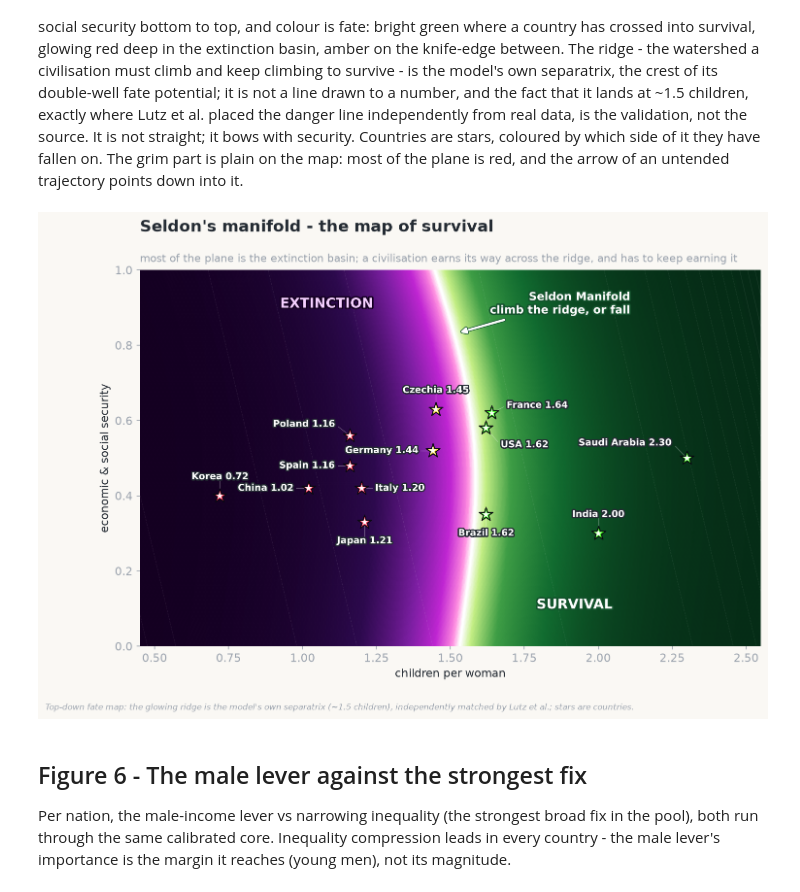
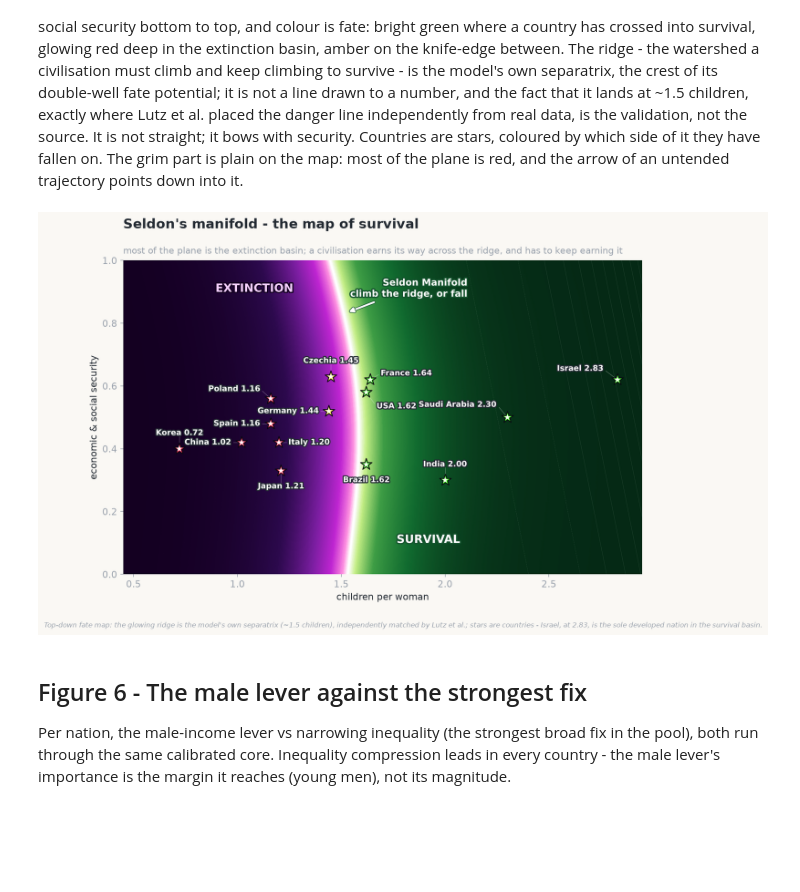
Before and after one commit to stellarshenson/sci-demographic-collapse, a Jupyter notebook: notebooks/17-kj-story-visuals.ipynb, the cells around one changed output. Cells and saved outputs as stored; diff of their text form; code cells hidden in the pictures; blank space fills up the shorter version.

```diff
--- a/notebooks/17-kj-story-visuals.ipynb
+++ b/notebooks/17-kj-story-visuals.ipynb
@@ -174,9 +174,9 @@ problem - it turns a collapse into something survivable in the East, and lifts t
 # ---- The one lever that bends, recomputed on the calibrated core (run_cal) ----
 # The old panel used an illustrative coremodel core + a fixed unsaturated dose - it showed Korea reaching
 # 1.10 and the West crossing 1.5 deep into recovery, both of which E36's saturating re-simulation refutes.
-# This rebuilds the three panels on EmergentModel.run_cal with the E36 broad male-income drive (fq at I=30,
-# the same dose as the cheapest-fixes chart): the lever BENDS every path and lifts the near-ridge West back
-# toward the ridge, but leaves deep-basin Korea far below it - it does not reverse a collapse on its own.
+# This rebuilds four panels on EmergentModel.run_cal with the E36 broad male-income drive (fq at I=30, the
+# same dose as the cheapest-fixes chart): the lever BENDS every path and lifts the near-ridge West back
+# toward the ridge, but leaves the deep basins (Korea, Poland) far below it - it does not reverse a collapse alone.
 from sci_demographic_collapse.emergent import EmergentModel, ramp as _ramp
 _m1=EmergentModel(data_dir=str(PROJ/'data'/'raw'/'unwpp'))
 def _f9q(fq,d=10):
@@ -187,7 +187,7 @@ def _f9c(fS=0,fC=0,fPb=0,d=10):
     def fy(yr):
         s=_ramp(yr,d=d); return [fS*s,fC*s,fPb*s,0,0,0,0,0,0]
     return fy
-_pnl=[("Korea","the deepest basin"),("Germany","mid-decline"),("USA","near the ridge")]
+_pnl=[("Korea","the deepest basin"),("Poland","Europe's lowest-low"),("Germany","mid-decline"),("USA","near the ridge")]
 _b1={nm:_m1.run_cal(nm) for nm,_ in _pnl}
 _k0=_b1["Korea"]["tfr"]
 # E36 saturating-Hill calibration on Korea (reproduces notebooks/32: QMAX~0.39, I50~13.6 booms)
@@ -197,7 +197,8 @@ _grid=np.linspace(0.02,0.6,60); _dg=np.array([_m1.run_cal("Korea",_f9q(x))["tfr"
 _QMAX=float(np.interp(_CEIL,_dg,_grid)); _I50=float(_gfq*_QMAX/0.03)
 _drive=_QMAX*30.0/(_I50+30.0)                      # broad male-income drive at I=30 booms
 _yrs=2023+np.arange(len(_b1["Korea"]["TFR"]))
-fig,axes=plt.subplots(1,3,figsize=(13.6,5.2),sharex=True)
+fig,axes=plt.subplots(1,4,figsize=(18.5,5.0),sharex=True)
+fig.subplots_adjust(left=0.048,right=0.996,top=0.80,bottom=0.13,wspace=0.13)   # panels span the full width
 for ax,(nm,sub) in zip(axes,_pnl):
     b=_b1[nm]["TFR"]; lev=_m1.run_cal(nm,_f9q(_drive))["TFR"]
     ax.fill_between(_yrs,b,lev,color=HOPE,alpha=0.08)
@@ -212,8 +213,8 @@ for ax,(nm,sub) in zip(axes,_pnl):
 axes[0].set_ylabel("children per woman")
 fig.suptitle("The one lever that bends - restoring men's economic prospects, East and West",
              color=INK,fontsize=16,fontweight="bold",x=0.007,ha="left",y=1.05)
-fig.text(0.007,0.99,"the same broad-based lever pulled in three countries at three depths of decline; the dashed line is the 1.5 ridge - it lifts the near-ridge West back to it while Korea, far deeper, only bends",
+fig.text(0.007,0.99,"the same broad-based lever pulled in four countries at four depths of decline; the dashed line is the 1.5 ridge - it lifts the near-ridge West back to it while Korea and Poland, far deeper, only bend",
          fontsize=10.5,color=MUTED,ha="left",va="top")
-caption(fig,"Calibrated core (run_cal), broad male-income drive at I=30 to 2125. The lever raises births partly outside marriage - a distributional footnote, not a free lunch. It lifts the near-ridge West back to the ridge but leaves Korea deep in the basin, and a men-only lift would be roughly half as strong.")
+caption(fig,"Calibrated core (run_cal), broad male-income drive at I=30 to 2125. The lever raises births partly outside marriage - a distributional footnote, not a free lunch. It lifts the near-ridge West back to the ridge but leaves the deep basins (Korea, Poland) well below it, and a men-only lift would be roughly half as strong.")
 plt.savefig(FIGS/"story_one_lever.png"); plt.show()
 # %% [output]
@@ -311,7 +312,7 @@ b = 1.50   # the separatrix = the middle unstable root of the model's own double
 def ridge_x(y):                                  # the watershed - curved, bows with security, stays near the separatrix
     return b - 0.12*(y-0.5) + 0.085*np.sin(3.4*(y-0.10))
 def _V(x): return x**4/4 - (0.60+b+2.0)*x**3/3 + (0.60*b+0.60*2.0+b*2.0)*x**2/2 - 0.60*b*2.0*x
-gx = np.linspace(0.45, 2.55, 480); gy = np.linspace(0.0, 1.0, 340)
+gx = np.linspace(0.45, 2.95, 520); gy = np.linspace(0.0, 1.0, 340)
 XX, YY = np.meshgrid(gx, gy)
 F = np.tanh(2.4*(XX - ridge_x(YY)))              # fate field in [-1,1]: <0 extinction, >0 survival, 0 at the glowing ridge
 # hot-white ridge, descending into a dark-purple extinction basin on one side and a green survival basin on the other
@@ -337,39 +338,39 @@ ax.text(1.08, 0.90, "EXTINCTION", color="#f5d0ff", fontsize=13.5, fontweight="bo
         path_effects=[pe.withStroke(linewidth=3, foreground="#140021")])   # mirror of SURVIVAL (1.92,0.10) about the plot centre
 ax.text(1.92, 0.10, "SURVIVAL", color="white", fontsize=13.5, fontweight="bold", ha="center", zorder=5,
         path_effects=[pe.withStroke(linewidth=3, foreground="#14532d")])
 CT = {"USA": 1.62, "France": 1.64, "Germany": 1.44, "Poland": 1.16, "Italy": 1.20, "Japan": 1.21, "Korea": 0.72,
-      "Saudi Arabia": 2.30, "China": 1.02, "India": 2.00, "Czechia": 1.45, "Spain": 1.16, "Brazil": 1.62}
+      "Saudi Arabia": 2.30, "Israel": 2.83, "China": 1.02, "India": 2.00, "Czechia": 1.45, "Spain": 1.16, "Brazil": 1.62}
 SEC = {"USA": .58, "France": .62, "Germany": .52, "Italy": .45, "Japan": .45, "Korea": .40, "Poland": .46,
-       "Saudi Arabia": .50, "China": .42, "India": .30, "Czechia": .55, "Spain": .48, "Brazil": .35}  # security y-position (visual, story map only)
+       "Saudi Arabia": .50, "Israel": .62, "China": .42, "India": .30, "Czechia": .55, "Spain": .48, "Brazil": .35}  # security y-position (visual, story map only)
 def star_col(t): return "#39ff14" if t >= 1.55 else ("#fde047" if t >= 1.38 else "#ff2d55")  # green safe / amber edge / red dying
 pjit = {"Poland": 0.10, "Spain": 0.0, "Italy": -0.03, "Japan": -0.12, "Czechia": 0.08}   # fan the crowded 1.16/1.20 and 1.44 clusters vertically
 # each label pushed onto its clear side so it hugs its star but never lands on a neighbour or the ridge
 loff = {"Korea": (0.0, 0.05, "center"), "China": (-0.05, 0.0, "right"),
         "Poland": (-0.05, 0.03, "right"), "Spain": (-0.05, 0.0, "right"),
         "Italy": (0.045, 0.0, "left"), "Japan": (0.0, -0.05, "center"),
         "Germany": (-0.05, 0.0, "right"), "Czechia": (0.0, 0.05, "center"),
         "USA": (0.05, -0.045, "left"), "Brazil": (0.0, -0.05, "center"),
         "France": (0.05, 0.02, "left"), "India": (0.0, 0.05, "center"),
-        "Saudi Arabia": (-0.05, 0.04, "right")}
+        "Saudi Arabia": (-0.05, 0.04, "right"), "Israel": (-0.07, 0.035, "right")}
 for nm, t in CT.items():
     s = SEC[nm] + pjit.get(nm, 0.0); col = star_col(t)
     # no external bloom: the glow is clipped to the star outline, so nothing bleeds past it
     ax.scatter([t], [s], s=205, marker="*", color="#0a0a12", zorder=6.4)                       # dark backing -> thin contrast ring / crisp outline
     ax.scatter([t], [s], s=165, marker="*", color=col, edgecolor="#0a0a12", linewidth=0.6, zorder=6.6)  # bright core with a thin dark rim so greens pop
     ax.scatter([t], [s], s=60, marker="*", color="white", alpha=0.98, edgecolor="none", zorder=7)       # white heart
     dx, dy, ha = loff.get(nm, (0.0, 0.055, "center"))
     ax.plot([t, t + 0.80*dx], [s, s + 0.80*dy], color="white", lw=0.7, alpha=0.30, zorder=5.6, solid_capstyle="round")  # pale leader star -> label, kills any ambiguity
     ax.annotate(f"{nm} {t:.2f}", (t + dx, s + dy), ha=ha, va="center", fontsize=9.2, color="white", fontweight="bold",
                 zorder=8, path_effects=[pe.withStroke(linewidth=2.6, foreground=INK)])
-ax.set_xlim(0.45, 2.55); ax.set_ylim(0, 1)
+ax.set_xlim(0.45, 2.95); ax.set_ylim(0, 1)
 ax.set_xlabel("children per woman"); ax.set_ylabel("economic & social security")
 for sp in ax.spines.values(): sp.set_visible(False)
 titled(ax, "Seldon's manifold - the map of survival",
        "most of the plane is the extinction basin; a civilisation earns its way across the ridge, and has to keep earning it")
-caption(fig, "Top-down fate map: the glowing ridge is the model's own separatrix (~1.5 children), independently matched by Lutz et al.; stars are countries.")
+caption(fig, "Top-down fate map: the glowing ridge is the model's own separatrix (~1.5 children), independently matched by Lutz et al.; stars are countries - Israel, at 2.83, is the sole developed nation in the survival basin.")
 plt.savefig(FIGS / "story_manifold.png", dpi=210, bbox_inches="tight", pad_inches=0.15); plt.show()
 # %% [output]
-[figure, old version]
+[figure, new version]
 # %% [markdown]
 ## Figure 6 - The male lever against the strongest fix
 
```
Also changed, not shown: parts of 2 cells of this notebook, 23 other files.
